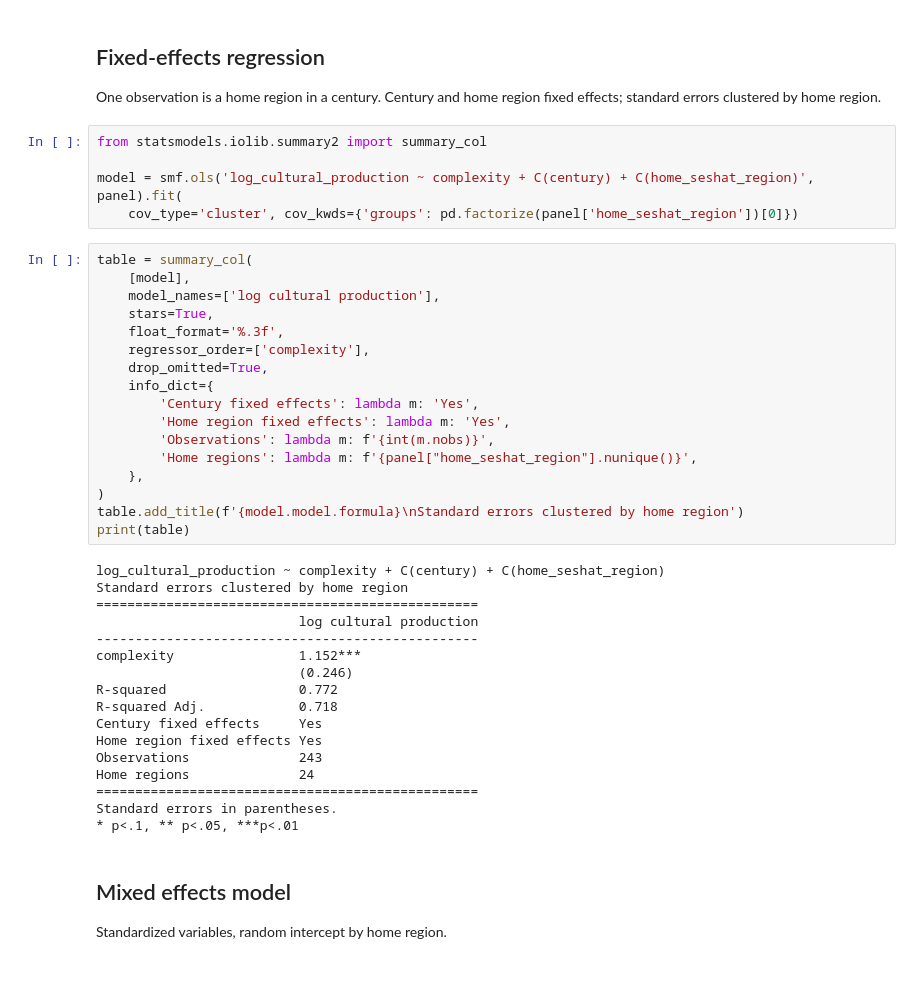
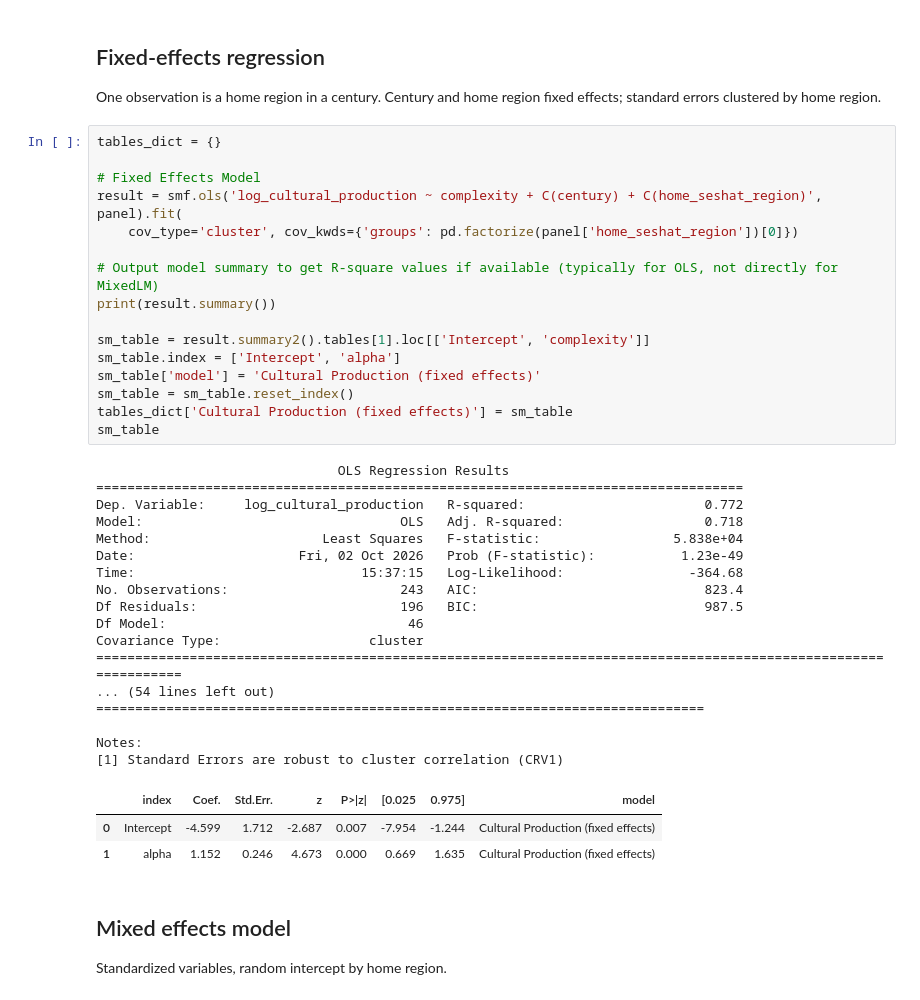
Before and after one commit to charlesdedampierre/seshat_cultura, a Jupyter notebook: notebooks/03_association_complexity_cultural_production.ipynb, the cells around one changed output. Cells and saved outputs as stored; diff of their text form.

Commit message:
Fixed-effects model in the same table format as the mixed model, print full summaries

```diff
--- a/notebooks/03_association_complexity_cultural_production.ipynb
+++ b/notebooks/03_association_complexity_cultural_production.ipynb
@@ -239,44 +239,42 @@ with pd.option_context('display.max_colwidth', None):
 
 One observation is a home region in a century. Century and home region fixed effects; standard errors clustered by home region.
 # %%
-from statsmodels.iolib.summary2 import summary_col
+tables_dict = {}
 
-model = smf.ols('log_cultural_production ~ complexity + C(century) + C(home_seshat_region)', panel).fit(
+# Fixed Effects Model
+result = smf.ols('log_cultural_production ~ complexity + C(century) + C(home_seshat_region)', panel).fit(
     cov_type='cluster', cov_kwds={'groups': pd.factorize(panel['home_seshat_region'])[0]})
+
+# Output model summary to get R-square values if available (typically for OLS, not directly for MixedLM)
+print(result.summary())
+
+sm_table = result.summary2().tables[1].loc[['Intercept', 'complexity']]
+sm_table.index = ['Intercept', 'alpha']
+sm_table['model'] = 'Cultural Production (fixed effects)'
+sm_table = sm_table.reset_index()
+tables_dict['Cultural Production (fixed effects)'] = sm_table
+sm_table
+# %% [output]
+                               OLS Regression Results
+===================================================================================
+Dep. Variable:     log_cultural_production   R-squared:                       0.772
+Model:                                 OLS   Adj. R-squared:                  0.718
+Method:                      Least Squares   F-statistic:                 5.838e+04
+Date:                     Fri, 02 Oct 2026   Prob (F-statistic):           1.23e-49
+Time:                             15:37:15   Log-Likelihood:                -364.68
+No. Observations:                      243   AIC:                             823.4
+Df Residuals:                          196   BIC:                             987.5
+Df Model:                               46
+Covariance Type:                   cluster
+================================================================================================================
+... (54 lines left out)
+==============================================================================
+
+Notes:
+[1] Standard Errors are robust to cluster correlation (CRV1)
+|  | index | Coef. | Std.Err. | z | P>|z| | [0.025 | 0.975] | model |
+| 0 | Intercept | -4.599 | 1.712 | -2.687 | 0.007 | -7.954 | -1.244 | Cultural Production (fixed effects) |
+| 1 | alpha | 1.152 | 0.246 | 4.673 | 0.000 | 0.669 | 1.635 | Cultural Production (fixed effects) |
-# %%
-table = summary_col(
-    [model],
-    model_names=['log cultural production'],
-    stars=True,
-    float_format='%.3f',
-    regressor_order=['complexity'],
-    drop_omitted=True,
-    info_dict={
-        'Century fixed effects': lambda m: 'Yes',
-        'Home region fixed effects': lambda m: 'Yes',
-        'Observations': lambda m: f'{int(m.nobs)}',
-        'Home regions': lambda m: f'{panel["home_seshat_region"].nunique()}',
-    },
-)
-table.add_title(f'{model.model.formula}\nStandard errors clustered by home region')
-print(table)
-# %% [output]
-log_cultural_production ~ complexity + C(century) + C(home_seshat_region)
-Standard errors clustered by home region
-=================================================
-                          log cultural production
--------------------------------------------------
-complexity                1.152***
-                          (0.246)
-R-squared                 0.772
-R-squared Adj.            0.718
-Century fixed effects     Yes
-Home region fixed effects Yes
-Observations              243
-Home regions              24
-=================================================
-Standard errors in parentheses.
-* p<.1, ** p<.05, ***p<.01
 # %% [markdown]
 ## Mixed effects model
 
```
Also changed, not shown: parts of 1 cell of this notebook.
